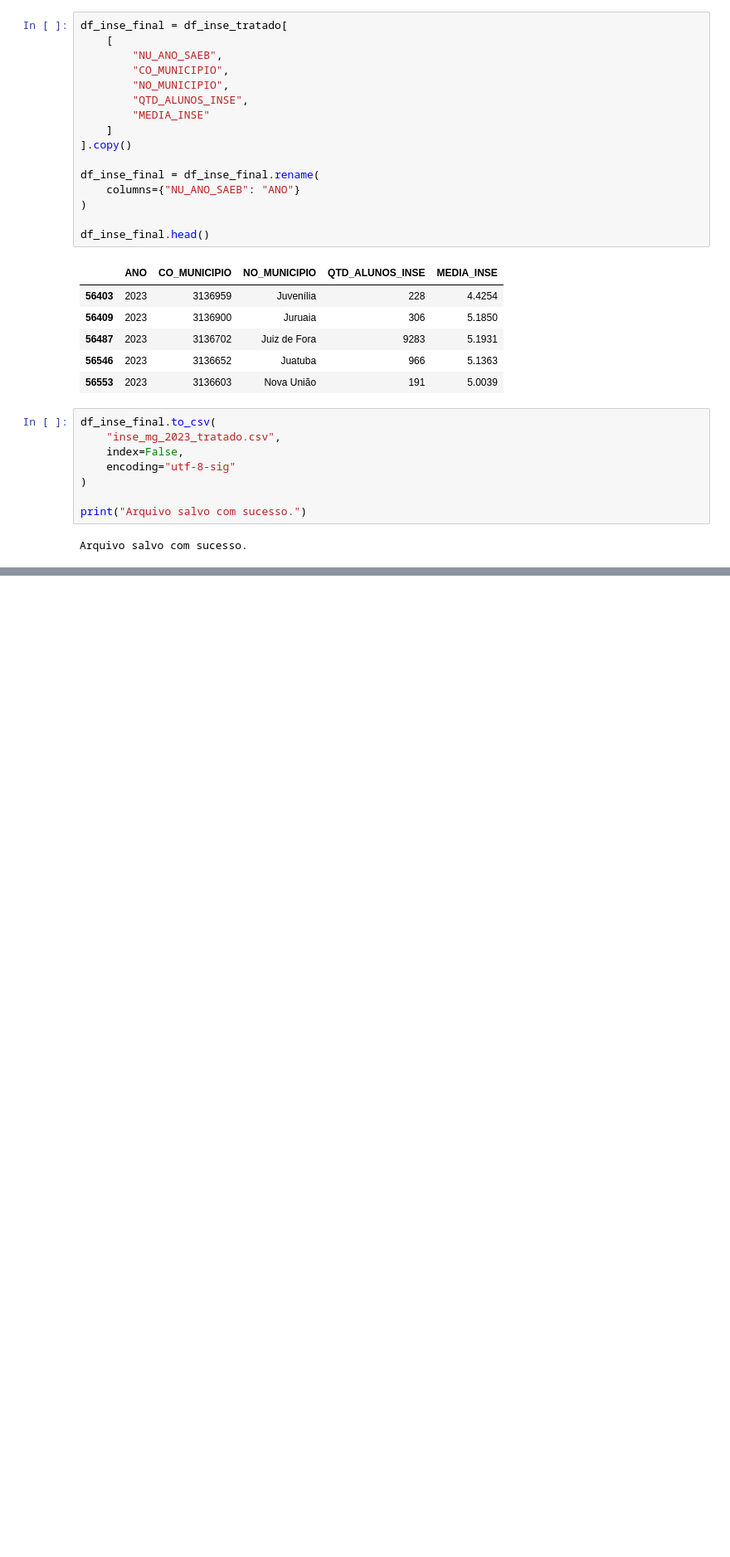
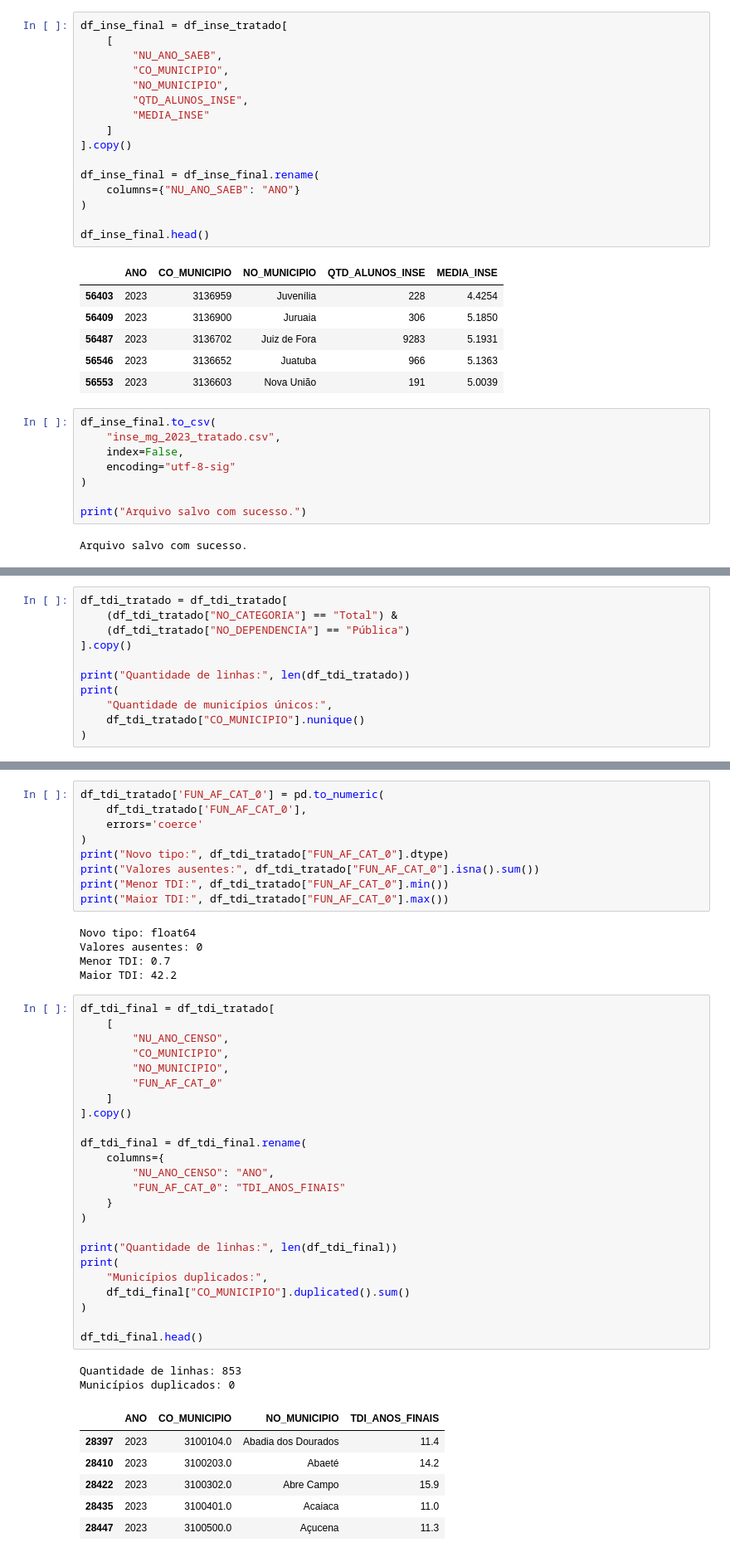
Before and after one commit to RaniellyPatricia/predicao-abandono-escolar-mg, a Jupyter notebook: notebooks/01_coleta_e_descricao.ipynb, the cells around one changed output, grey strips where cells are left out. Shown at 83% size. Drawn from its saved outputs; the diff is of its cells as text; blank space fills up the shorter version.

```diff
--- a/notebooks/01_coleta_e_descricao.ipynb
+++ b/notebooks/01_coleta_e_descricao.ipynb
@@ -305,0 +380,11 @@ files.download("inse_mg_2023_tratado.csv")
+# %%
+df_tdi_tratado = df_tdi_tratado[
+    (df_tdi_tratado["NO_CATEGORIA"] == "Total") &
+    (df_tdi_tratado["NO_DEPENDENCIA"] == "Pública")
+].copy()
+
+print("Quantidade de linhas:", len(df_tdi_tratado))
+print(
+    "Quantidade de municípios únicos:",
+    df_tdi_tratado["CO_MUNICIPIO"].nunique()
+)
@@ -305,0 +417,47 @@ files.download("inse_mg_2023_tratado.csv")
+# %%
+df_tdi_tratado['FUN_AF_CAT_0'] = pd.to_numeric(
+    df_tdi_tratado['FUN_AF_CAT_0'],
+    errors='coerce'
+)
+print("Novo tipo:", df_tdi_tratado["FUN_AF_CAT_0"].dtype)
+print("Valores ausentes:", df_tdi_tratado["FUN_AF_CAT_0"].isna().sum())
+print("Menor TDI:", df_tdi_tratado["FUN_AF_CAT_0"].min())
+print("Maior TDI:", df_tdi_tratado["FUN_AF_CAT_0"].max())
+# %% [output]
+Novo tipo: float64
+Valores ausentes: 0
+Menor TDI: 0.7
+Maior TDI: 42.2
+# %%
+df_tdi_final = df_tdi_tratado[
+    [
+        "NU_ANO_CENSO",
+        "CO_MUNICIPIO",
+        "NO_MUNICIPIO",
+        "FUN_AF_CAT_0"
+    ]
+].copy()
+
+df_tdi_final = df_tdi_final.rename(
+    columns={
+        "NU_ANO_CENSO": "ANO",
+        "FUN_AF_CAT_0": "TDI_ANOS_FINAIS"
+    }
+)
+
+print("Quantidade de linhas:", len(df_tdi_final))
+print(
+    "Municípios duplicados:",
+    df_tdi_final["CO_MUNICIPIO"].duplicated().sum()
+)
+
+df_tdi_final.head()
+# %% [output]
+Quantidade de linhas: 853
+Municípios duplicados: 0
+|  | ANO | CO_MUNICIPIO | NO_MUNICIPIO | TDI_ANOS_FINAIS |
+| 28397 | 2023 | 3100104.0 | Abadia dos Dourados | 11.4 |
+| 28410 | 2023 | 3100203.0 | Abaeté | 14.2 |
+| 28422 | 2023 | 3100302.0 | Abre Campo | 15.9 |
+| 28435 | 2023 | 3100401.0 | Acaiaca | 11.0 |
+| 28447 | 2023 | 3100500.0 | Açucena | 11.3 |
```
Also changed, not shown: parts of 11 cells of this notebook.
